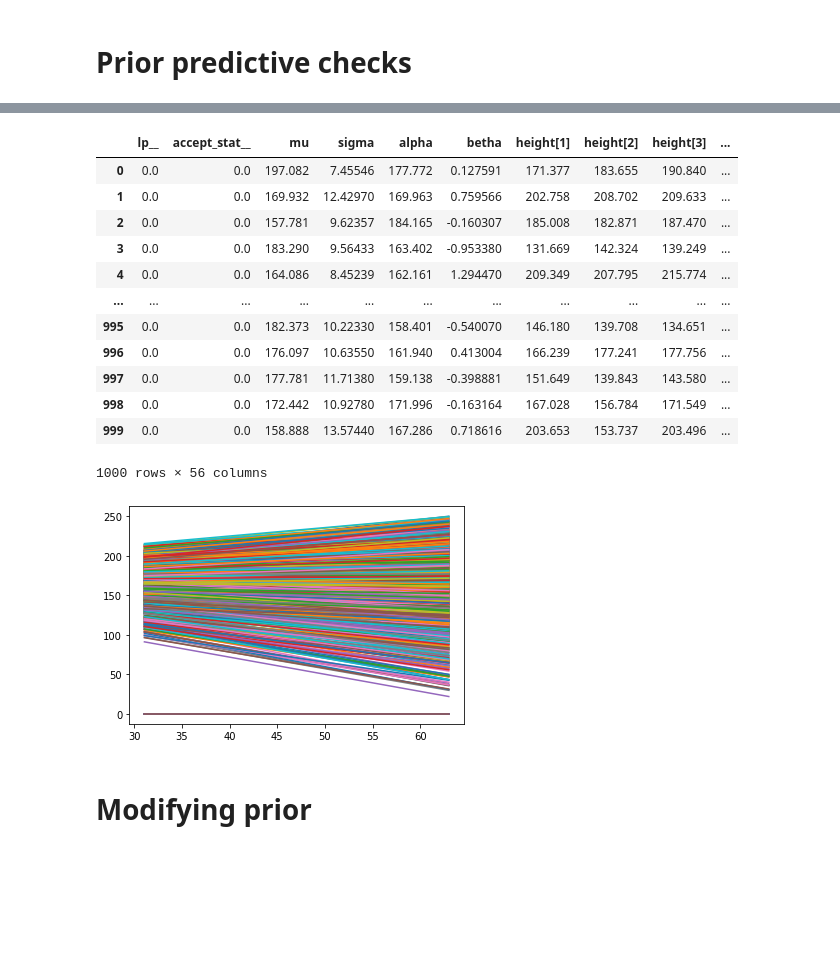
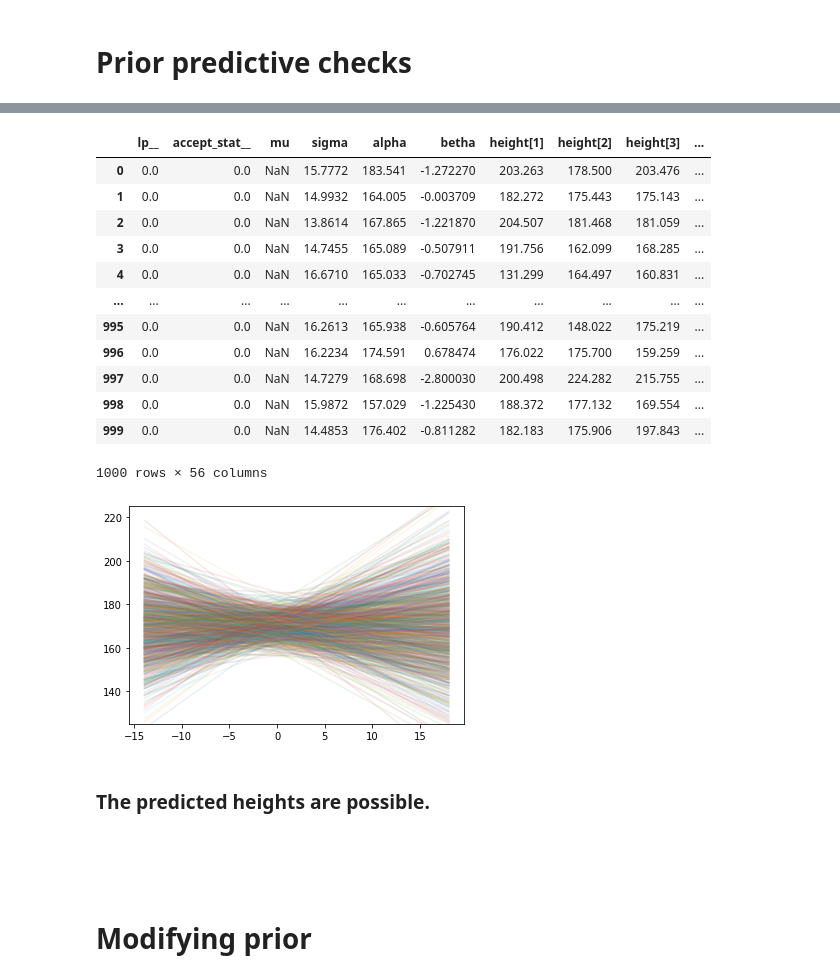
Before and after one commit to Norbert-Podgorski/DataAnalytics, a Jupyter notebook: Linear_models/zadanie.ipynb, the cells around one changed output, grey strips where cells are left out. Drawn from its saved outputs; the diff is of its cells as text; code cells hidden in the pictures; blank space fills up the shorter version.

```diff
--- a/Linear_models/zadanie.ipynb
+++ b/Linear_models/zadanie.ipynb
@@ -181,7 +178,8 @@ Model fit to data, it's mean and std are consistent with data, but the data dist
 # %% [markdown]
 # Adding predictor to the model - weight
 # %%
-data_sim={'N':50, 'weight':np.linspace(d.weight.min(),d.weight.max())}
+d['c_weight'] = d.weight - d.weight.mean()
+data_sim={'N':50, 'weight':np.linspace(d.c_weight.min(),d.c_weight.max())}
 # %% [markdown]
 # Prior predictive checks
 # %%
@@ -218,29 +216,32 @@ df = sim.draws_pd()
 df
 # %% [output]
 |  | lp__ | accept_stat__ | mu | sigma | alpha | betha | height[1] | height[2] | height[3] | ... |
-| 0 | 0.0 | 0.0 | 197.082 | 7.45546 | 177.772 | 0.127591 | 171.377 | 183.655 | 190.840 | ... |
-| 1 | 0.0 | 0.0 | 169.932 | 12.42970 | 169.963 | 0.759566 | 202.758 | 208.702 | 209.633 | ... |
-| 2 | 0.0 | 0.0 | 157.781 | 9.62357 | 184.165 | -0.160307 | 185.008 | 182.871 | 187.470 | ... |
-| 3 | 0.0 | 0.0 | 183.290 | 9.56433 | 163.402 | -0.953380 | 131.669 | 142.324 | 139.249 | ... |
-| 4 | 0.0 | 0.0 | 164.086 | 8.45239 | 162.161 | 1.294470 | 209.349 | 207.795 | 215.774 | ... |
+| 0 | 0.0 | 0.0 | NaN | 15.7772 | 183.541 | -1.272270 | 203.263 | 178.500 | 203.476 | ... |
+| 1 | 0.0 | 0.0 | NaN | 14.9932 | 164.005 | -0.003709 | 182.272 | 175.443 | 175.143 | ... |
+| 2 | 0.0 | 0.0 | NaN | 13.8614 | 167.865 | -1.221870 | 204.507 | 181.468 | 181.059 | ... |
+| 3 | 0.0 | 0.0 | NaN | 14.7455 | 165.089 | -0.507911 | 191.756 | 162.099 | 168.285 | ... |
+| 4 | 0.0 | 0.0 | NaN | 16.6710 | 165.033 | -0.702745 | 131.299 | 164.497 | 160.831 | ... |
 | ... | ... | ... | ... | ... | ... | ... | ... | ... | ... | ... |
-| 995 | 0.0 | 0.0 | 182.373 | 10.22330 | 158.401 | -0.540070 | 146.180 | 139.708 | 134.651 | ... |
-| 996 | 0.0 | 0.0 | 176.097 | 10.63550 | 161.940 | 0.413004 | 166.239 | 177.241 | 177.756 | ... |
-| 997 | 0.0 | 0.0 | 177.781 | 11.71380 | 159.138 | -0.398881 | 151.649 | 139.843 | 143.580 | ... |
-| 998 | 0.0 | 0.0 | 172.442 | 10.92780 | 171.996 | -0.163164 | 167.028 | 156.784 | 171.549 | ... |
-| 999 | 0.0 | 0.0 | 158.888 | 13.57440 | 167.286 | 0.718616 | 203.653 | 153.737 | 203.496 | ... |
+| 995 | 0.0 | 0.0 | NaN | 16.2613 | 165.938 | -0.605764 | 190.412 | 148.022 | 175.219 | ... |
+| 996 | 0.0 | 0.0 | NaN | 16.2234 | 174.591 | 0.678474 | 176.022 | 175.700 | 159.259 | ... |
+| 997 | 0.0 | 0.0 | NaN | 14.7279 | 168.698 | -2.800030 | 200.498 | 224.282 | 215.755 | ... |
+| 998 | 0.0 | 0.0 | NaN | 15.9872 | 157.029 | -1.225430 | 188.372 | 177.132 | 169.554 | ... |
+| 999 | 0.0 | 0.0 | NaN | 14.4853 | 176.402 | -0.811282 | 182.183 | 175.906 | 197.843 | ... |
 1000 rows × 56 columns
 # %%
 alpha = df['alpha']
 beta = df['betha']
 height = df['height[1]']
 
 for i in range(len(alpha)):
-    x_axis = np.linspace(min(d.weight), max(d.weight), len(alpha))
-    y = alpha[i] + beta[i] * x_axis
-    plt.plot(x_axis, y)
+    plt.plot(data_sim['weight'], beta[i] * data_sim['weight'] + alpha[i], alpha=0.1)
+plt.ylim([125, 225])
+plt.show()
 # %% [output]
-[figure, old version]
+[figure, new version]
+# %% [markdown]
+### The predicted heights are possible.
+<br><br>
 # %% [markdown]
 # Modifying prior
 # %%
```
Also changed, not shown: parts of 26 cells of this notebook, 4 other files.
